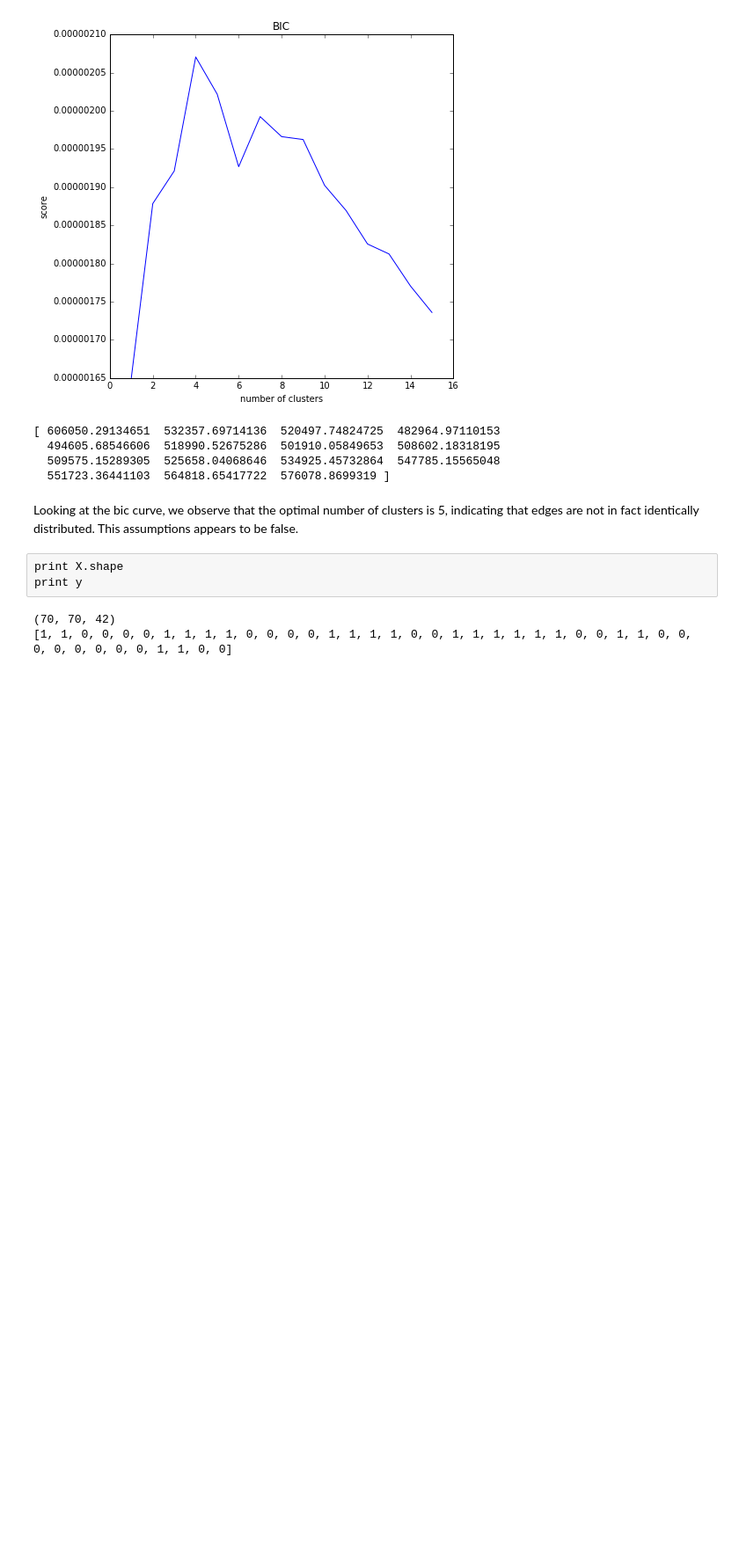
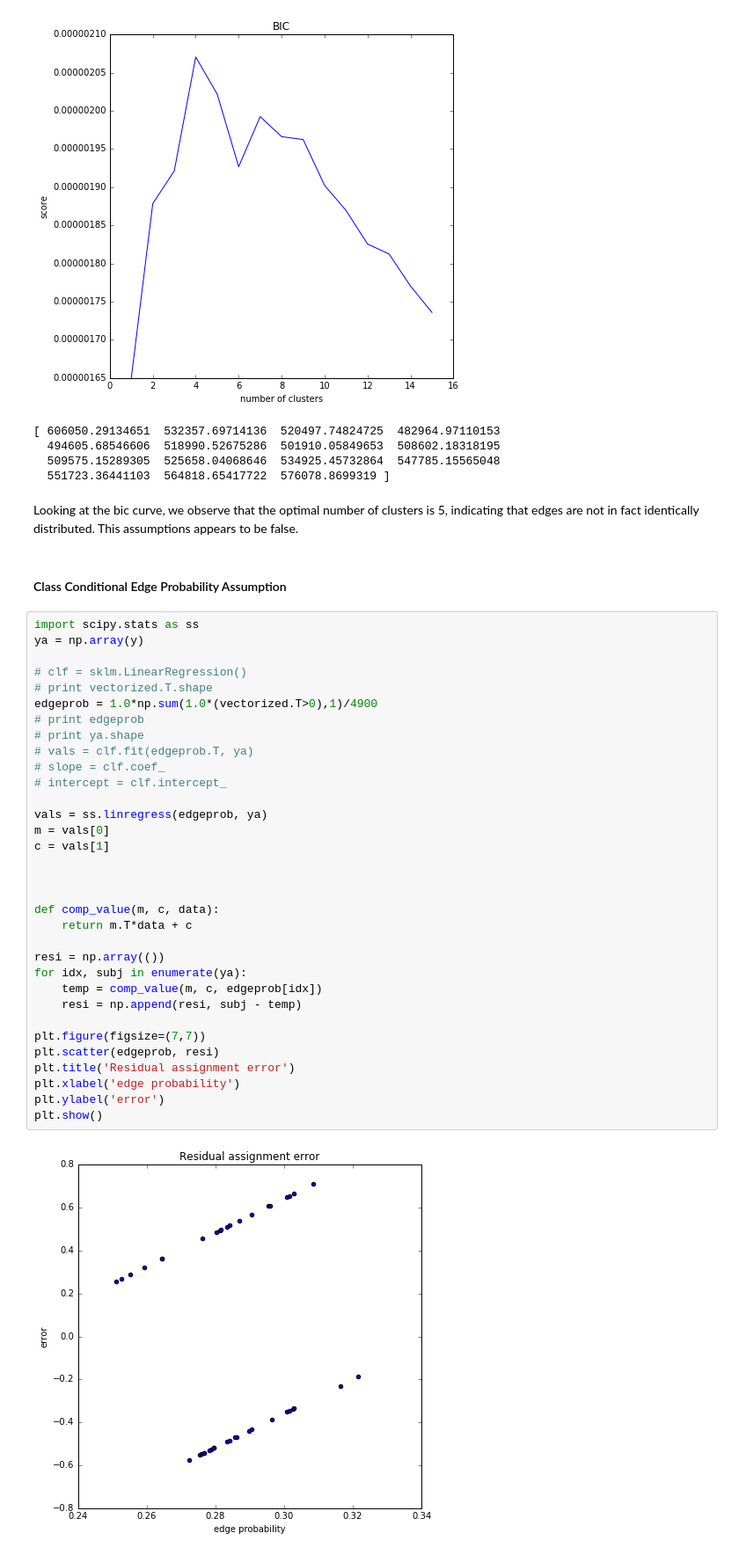
Before and after one commit to Upward-Spiral-Science/TA, a Jupyter notebook: code/test_assumptions.ipynb, the cells around one changed output. Shown: that part at 88% size. Saved outputs shown, nothing was run; the diff lists cells and outputs as text; blank space fills up the shorter version.

```diff
--- a/code/test_assumptions.ipynb
+++ b/code/test_assumptions.ipynb
@@ -232,9 +232,40 @@ Fitting and evaluating model with 15 clusters.
   551723.36441103  564818.65417722  576078.8699319 ]
 # %% [markdown]
 Looking at the bic curve, we observe that the optimal number of clusters is 5, indicating that edges are not in fact identically distributed. This assumptions appears to be false.
-# %%
-print X.shape
-print y
-# %% [output]
-(70, 70, 42)
-[1, 1, 0, 0, 0, 0, 1, 1, 1, 1, 0, 0, 0, 0, 1, 1, 1, 1, 0, 0, 1, 1, 1, 1, 1, 1, 0, 0, 1, 1, 0, 0, 0, 0, 0, 0, 0, 0, 1, 1, 0, 0]
+# %% [markdown]
+#### Class Conditional Edge Probability Assumption
+# %%
+import scipy.stats as ss
+ya = np.array(y)
+
+# clf = sklm.LinearRegression()
+# print vectorized.T.shape
+edgeprob = 1.0*np.sum(1.0*(vectorized.T>0),1)/4900
+# print edgeprob
+# print ya.shape
+# vals = clf.fit(edgeprob.T, ya)
+# slope = clf.coef_
+# intercept = clf.intercept_
+
+vals = ss.linregress(edgeprob, ya)
+m = vals[0]
+c = vals[1]
+
+
+
+def comp_value(m, c, data):
+    return m.T*data + c
+
+resi = np.array(())
+for idx, subj in enumerate(ya):
+    temp = comp_value(m, c, edgeprob[idx])
+    resi = np.append(resi, subj - temp)
+
+plt.figure(figsize=(7,7))
+plt.scatter(edgeprob, resi)
+plt.title('Residual assignment error')
+plt.xlabel('edge probability')
+plt.ylabel('error')
+plt.show()
+# %% [output]
+[figure, added]
```
Also changed, not shown: parts of 1 cell of this notebook.
